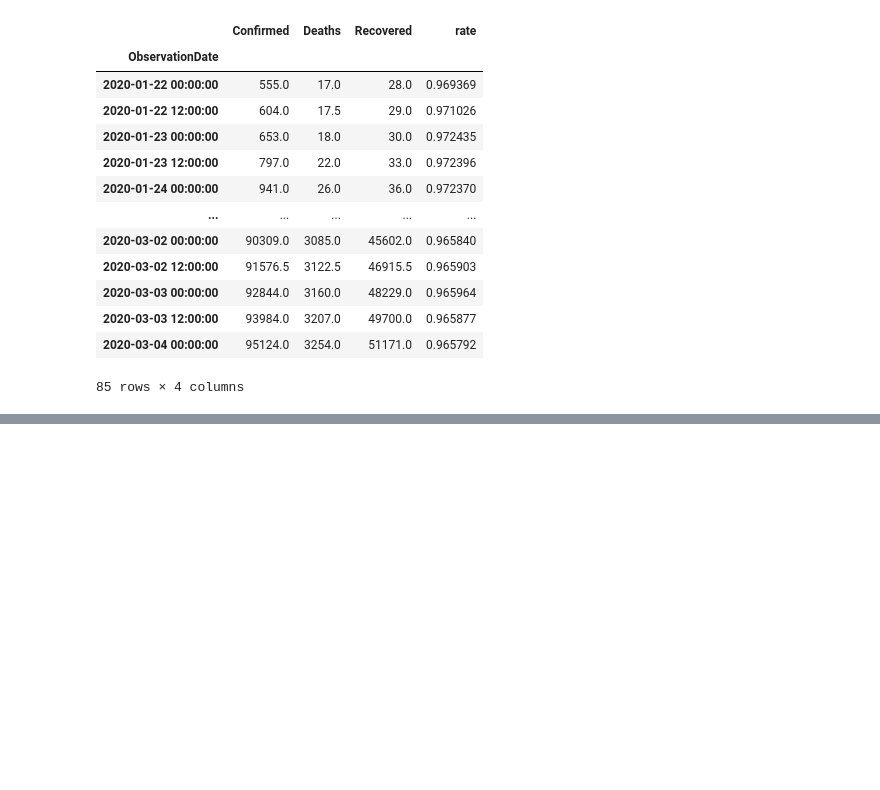
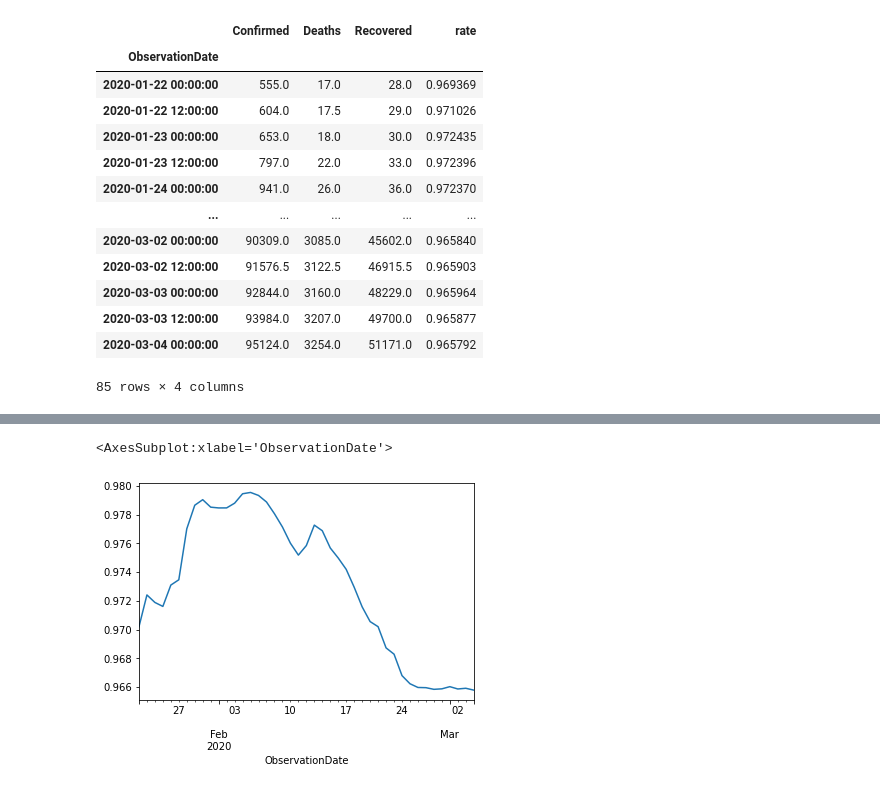
Before and after one commit to cristian-data-science/pythoncode, a Jupyter notebook: TimeSeries.ipynb, the cells around one changed output, grey strips where cells are left out. Saved outputs shown, nothing was run; the diff lists cells and outputs as text; code cells hidden in the pictures; blank space fills up the shorter version.

```diff
--- a/TimeSeries.ipynb
+++ b/TimeSeries.ipynb
@@ -277,3 +279,6 @@ df_cum
 | 2020-03-03 12:00:00 | 93984.0 | 3207.0 | 49700.0 | 0.965877 |
 | 2020-03-04 00:00:00 | 95124.0 | 3254.0 | 51171.0 | 0.965792 |
 85 rows × 4 columns
+# %%
+df_cum = df_cum.reset_index()
+df_cum
@@ -279,0 +307,7 @@ df_cum
+# %%
+sr = df_cum.groupby(pd.Grouper(key = "ObservationDate", freq=  "1D"))["rate"].mean()
+# %%
+sr.plot()
+# %% [output]
+<AxesSubplot:xlabel='ObservationDate'>
+[figure, added]
```
Also changed, not shown: parts of 10 cells of this notebook, 3 other files.
